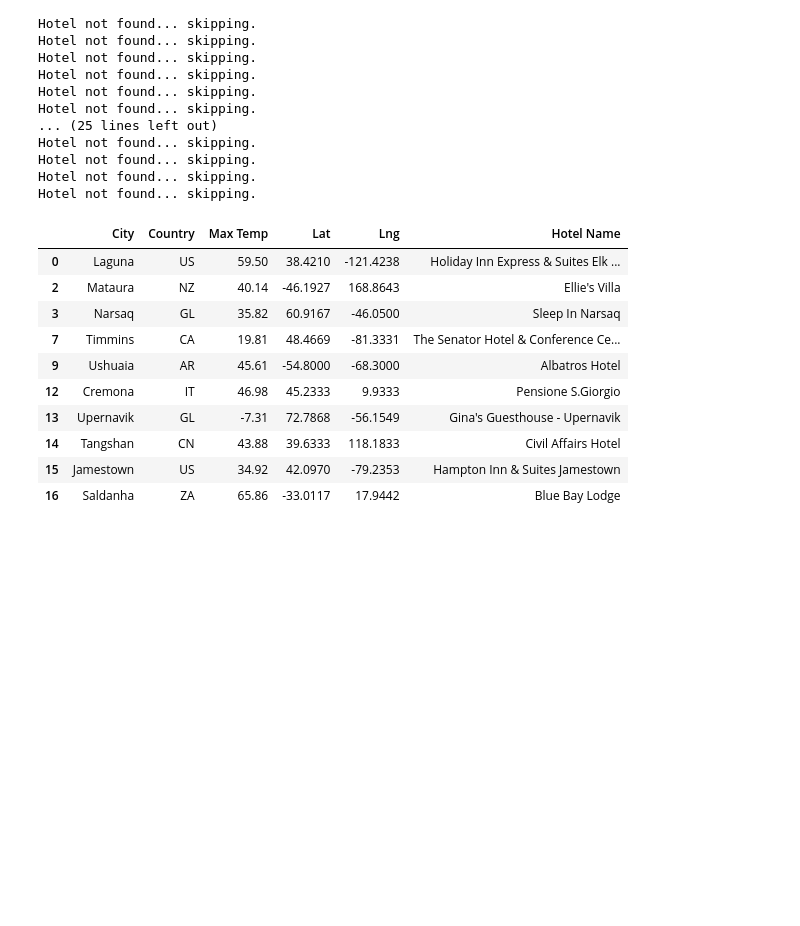
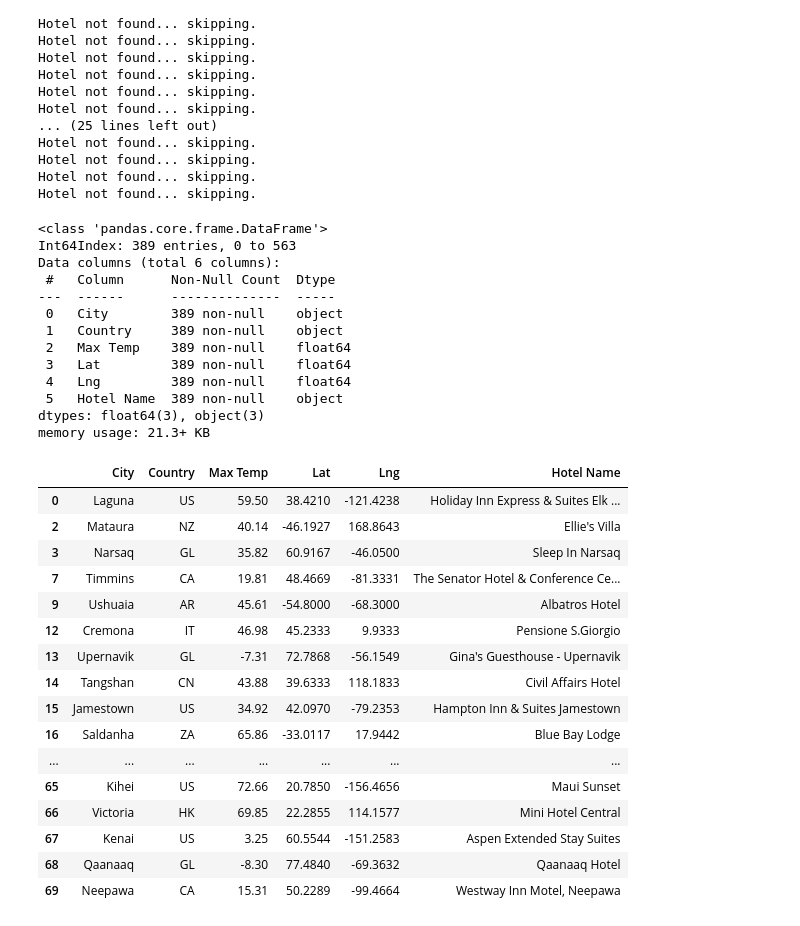
Before and after one commit to mshideler/World_Weather_Analysis, a Jupyter notebook: VacationPy.ipynb, the cells around one changed output. Drawn from its saved outputs; the diff is of its cells as text; code cells hidden in the pictures; blank space fills up the shorter version.

```diff
--- a/VacationPy.ipynb
+++ b/VacationPy.ipynb
@@ -195,18 +195,41 @@ Hotel not found... skipping.
 Hotel not found... skipping.
 # %%
 hotel_df.head(10)
+hotel_df.count()
+hotel2_df = hotel_df.dropna()
+hotel2_df.info()
+hotel2_df.head(50)
 # %% [output]
+<class 'pandas.core.frame.DataFrame'>
+Int64Index: 389 entries, 0 to 563
+Data columns (total 6 columns):
+ #   Column      Non-Null Count  Dtype
+---  ------      --------------  -----
+ 0   City        389 non-null    object
+ 1   Country     389 non-null    object
+ 2   Max Temp    389 non-null    float64
+ 3   Lat         389 non-null    float64
+ 4   Lng         389 non-null    float64
+ 5   Hotel Name  389 non-null    object
+dtypes: float64(3), object(3)
+memory usage: 21.3+ KB
 |  | City | Country | Max Temp | Lat | Lng | Hotel Name |
 | 0 | Laguna | US | 59.50 | 38.4210 | -121.4238 | Holiday Inn Express & Suites Elk ... |
 | 2 | Mataura | NZ | 40.14 | -46.1927 | 168.8643 | Ellie's Villa |
 | 3 | Narsaq | GL | 35.82 | 60.9167 | -46.0500 | Sleep In Narsaq |
 | 7 | Timmins | CA | 19.81 | 48.4669 | -81.3331 | The Senator Hotel & Conference Ce... |
 | 9 | Ushuaia | AR | 45.61 | -54.8000 | -68.3000 | Albatros Hotel |
 | 12 | Cremona | IT | 46.98 | 45.2333 | 9.9333 | Pensione S.Giorgio |
 | 13 | Upernavik | GL | -7.31 | 72.7868 | -56.1549 | Gina's Guesthouse - Upernavik |
 | 14 | Tangshan | CN | 43.88 | 39.6333 | 118.1833 | Civil Affairs Hotel |
 | 15 | Jamestown | US | 34.92 | 42.0970 | -79.2353 | Hampton Inn & Suites Jamestown |
 | 16 | Saldanha | ZA | 65.86 | -33.0117 | 17.9442 | Blue Bay Lodge |
+| ... | ... | ... | ... | ... | ... | ... |
+| 65 | Kihei | US | 72.66 | 20.7850 | -156.4656 | Maui Sunset |
+| 66 | Victoria | HK | 69.85 | 22.2855 | 114.1577 | Mini Hotel Central |
+| 67 | Kenai | US | 3.25 | 60.5544 | -151.2583 | Aspen Extended Stay Suites |
+| 68 | Qaanaaq | GL | -8.30 | 77.4840 | -69.3632 | Qaanaaq Hotel |
+| 69 | Neepawa | CA | 15.31 | 50.2289 | -99.4664 | Westway Inn Motel, Neepawa |
 # %%
 # Add a heatmap of temperature for the vacation spots.
 locations = hotel_df[["Lat", "Lng"]]
```
Also changed, not shown: 14 other files.
